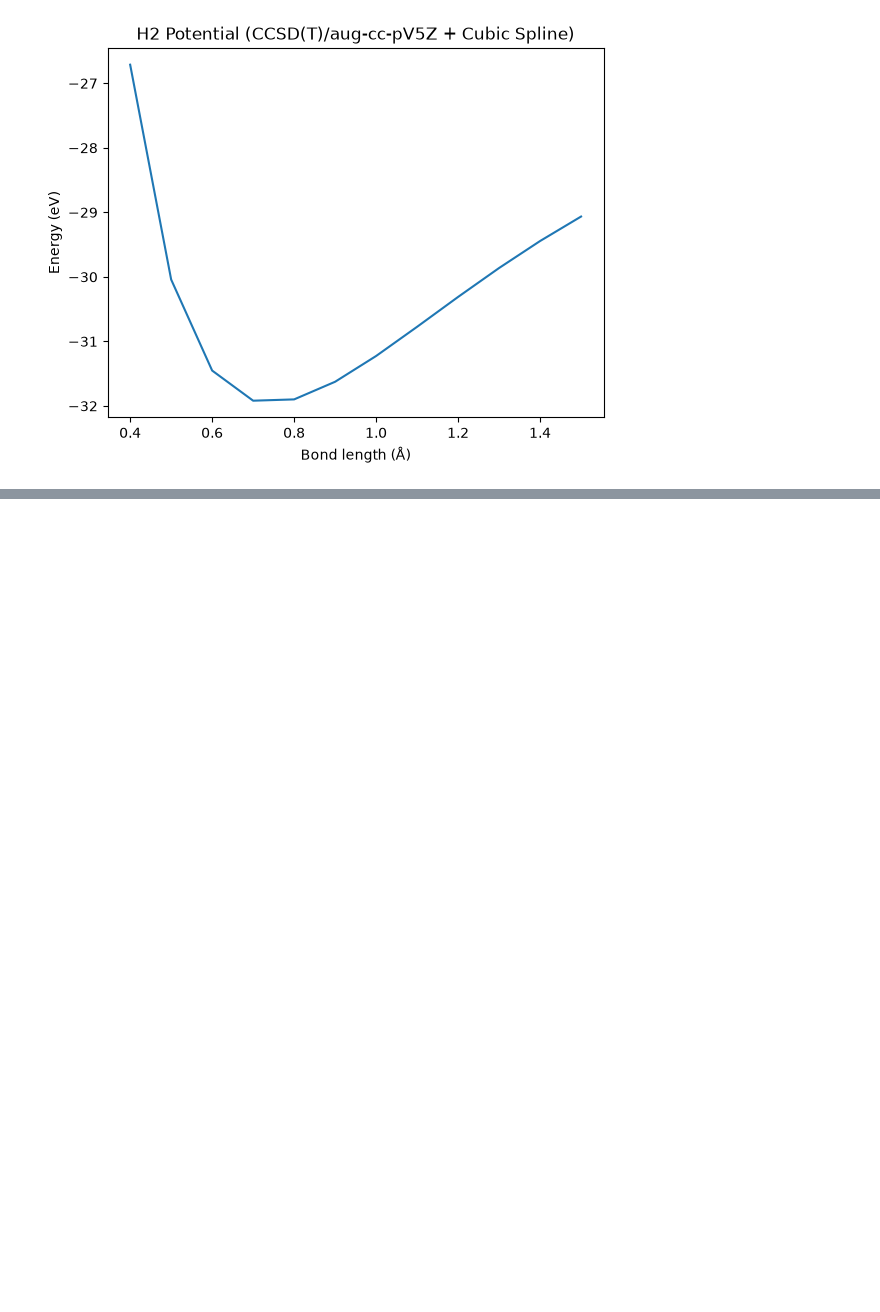
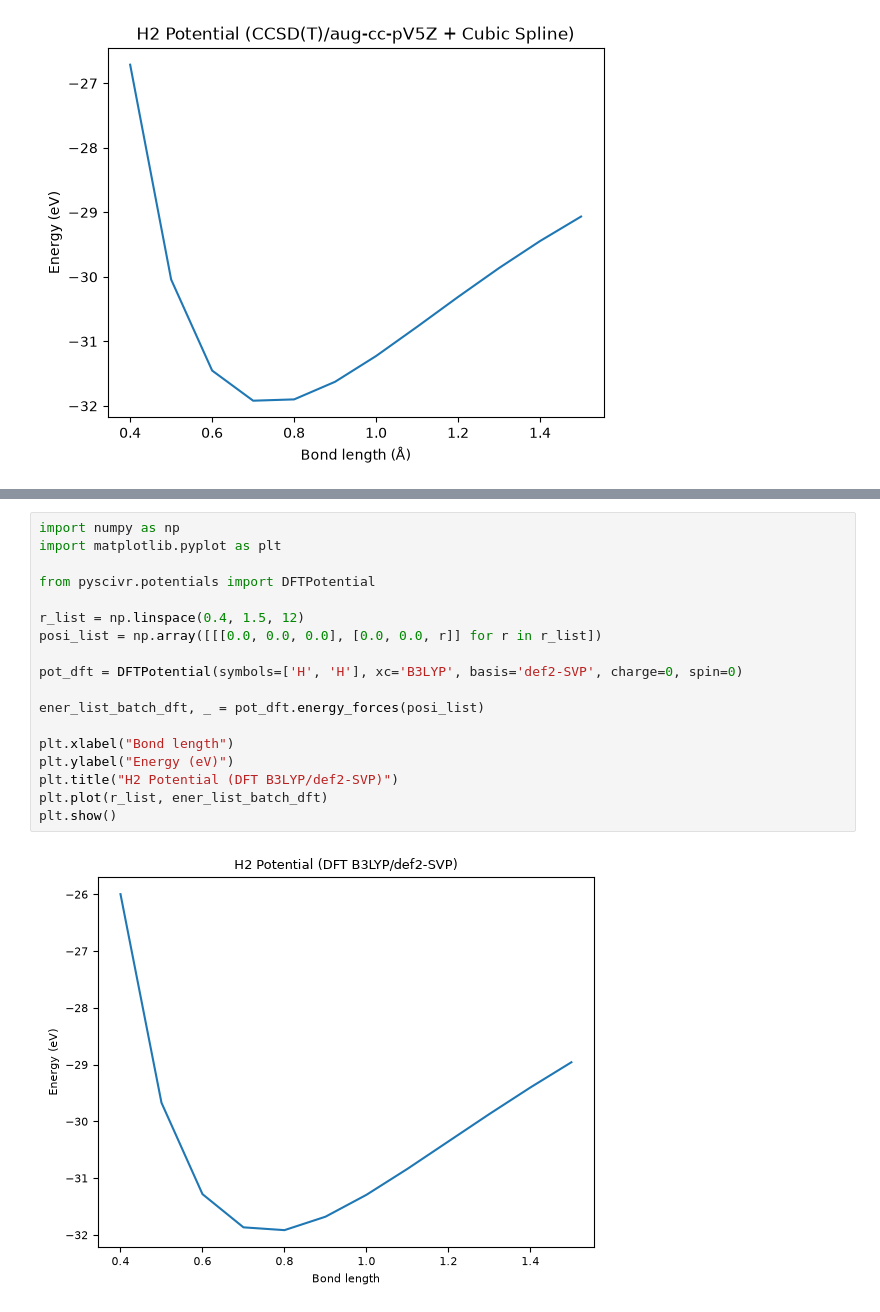
Before and after one commit to Tsumura-m/PySCIVR, a Jupyter notebook: docs/notebooks/single_point.ipynb, the cells around one changed output, grey strips where cells are left out. Cells and saved outputs as stored; diff of their text form; blank space fills up the shorter version.

```diff
--- a/docs/notebooks/single_point.ipynb
+++ b/docs/notebooks/single_point.ipynb
@@ -94,0 +168,20 @@ Using ANI couple cluster model for MACECalculator, see https://doi.org/10.1063/5
+# %%
+import numpy as np
+import matplotlib.pyplot as plt
+
+from pyscivr.potentials import DFTPotential
+
+r_list = np.linspace(0.4, 1.5, 12)
+posi_list = np.array([[[0.0, 0.0, 0.0], [0.0, 0.0, r]] for r in r_list])
+
+pot_dft = DFTPotential(symbols=['H', 'H'], xc='B3LYP', basis='def2-SVP', charge=0, spin=0)
+
+ener_list_batch_dft, _ = pot_dft.energy_forces(posi_list)
+
+plt.xlabel("Bond length")
+plt.ylabel("Energy (eV)")
+plt.title("H2 Potential (DFT B3LYP/def2-SVP)")
+plt.plot(r_list, ener_list_batch_dft)
+plt.show()
+# %% [output]
+[figure, added]
```
Also changed, not shown: parts of 11 cells of this notebook, 20 other files.
